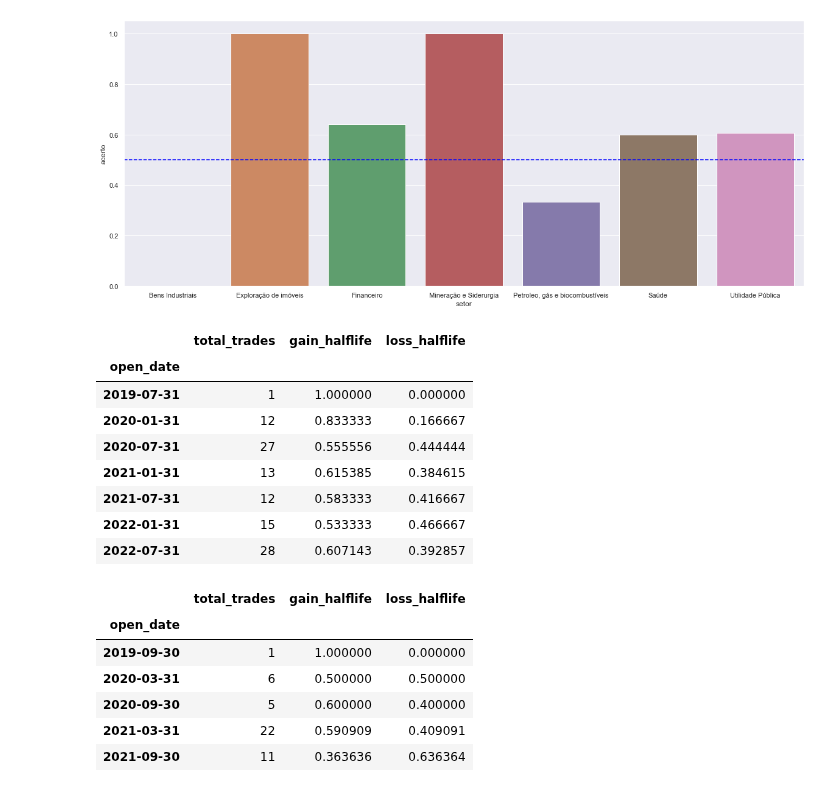
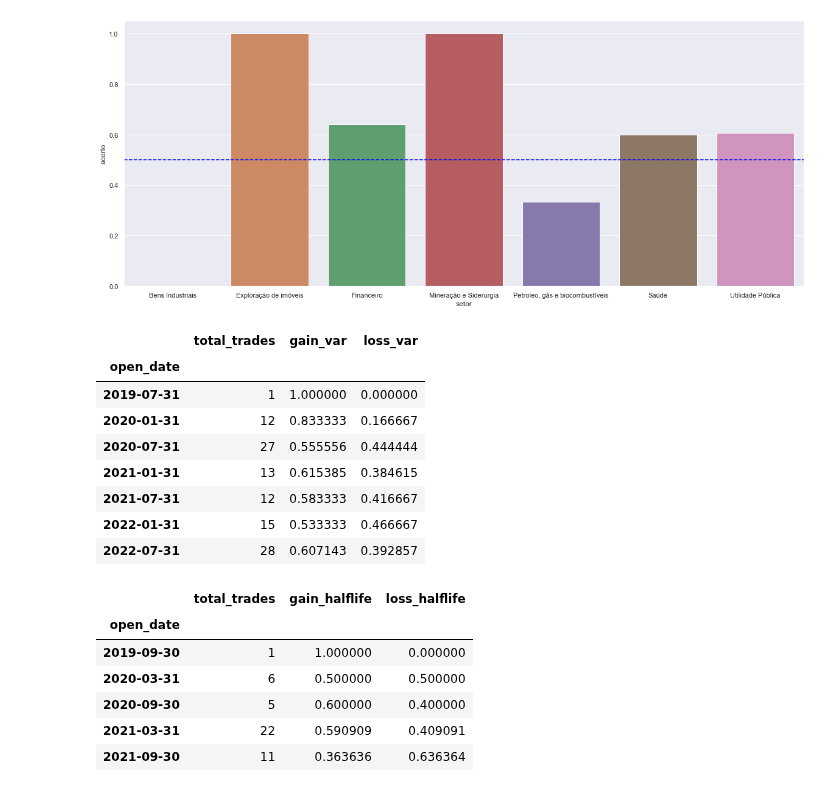
Before and after one commit to CorreaWillian/cointegration, a Jupyter notebook: Final EDA - com stop.ipynb, the cells around one changed output. Cells and saved outputs as stored; diff of their text form; code cells hidden in the pictures.

Commit message:
semestre

```diff
--- a/Final EDA - com stop.ipynb
+++ b/Final EDA - com stop.ipynb
@@ -444,13 +448,13 @@ Text(0, 0.5, 'acerto')
 # %%
 fechadas_var_semestre = fechadas_stop_var.set_index('open_date').resample('6M').agg(
     total_trades = ('status', 'count'),
-    gain_halflife = ('e_lucro_bruto', 'mean'),
+    gain_var = ('e_lucro_bruto', 'mean'),
 )
-fechadas_var_semestre['loss_halflife'] = 1-fechadas_var_semestre['gain_halflife']
+fechadas_var_semestre['loss_var'] = 1-fechadas_var_semestre['gain_var']
 
 fechadas_var_semestre
 # %% [output]
-|  | total_trades | gain_halflife | loss_halflife |
+|  | total_trades | gain_var | loss_var |
 | open_date |  |  |  |
 | 2019-07-31 | 1 | 1.000000 | 0.000000 |
 | 2020-01-31 | 12 | 0.833333 | 0.166667 |
```
Also changed, not shown: parts of 1 cell of this notebook.
